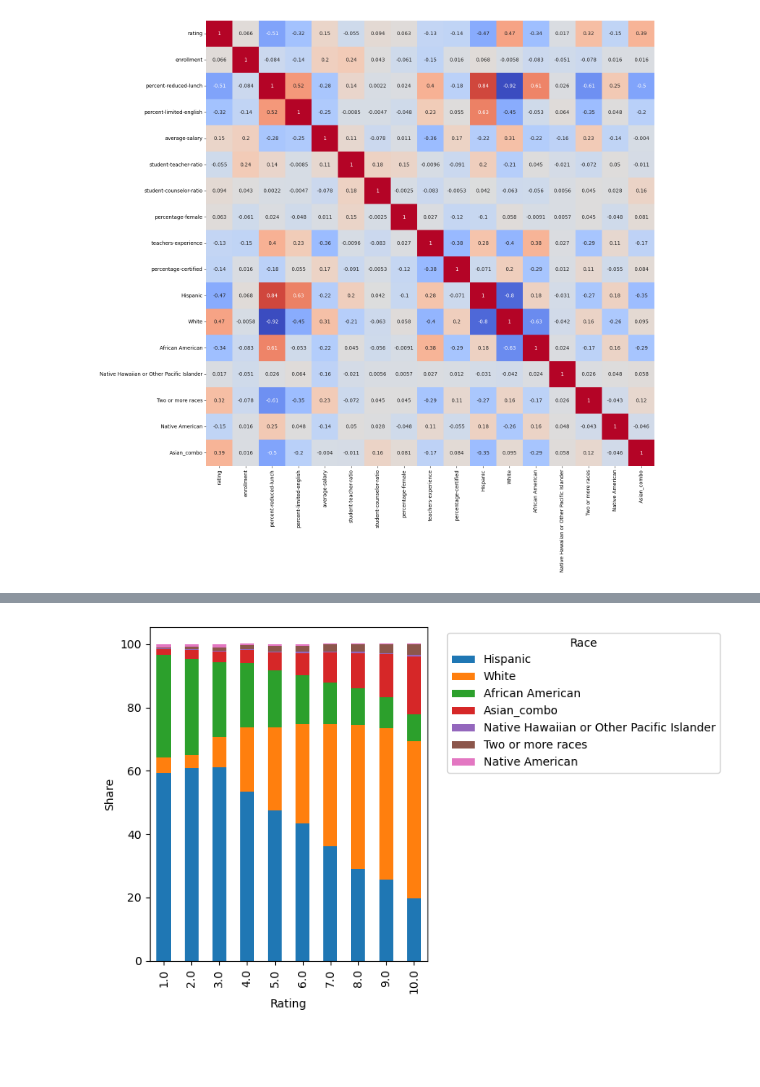
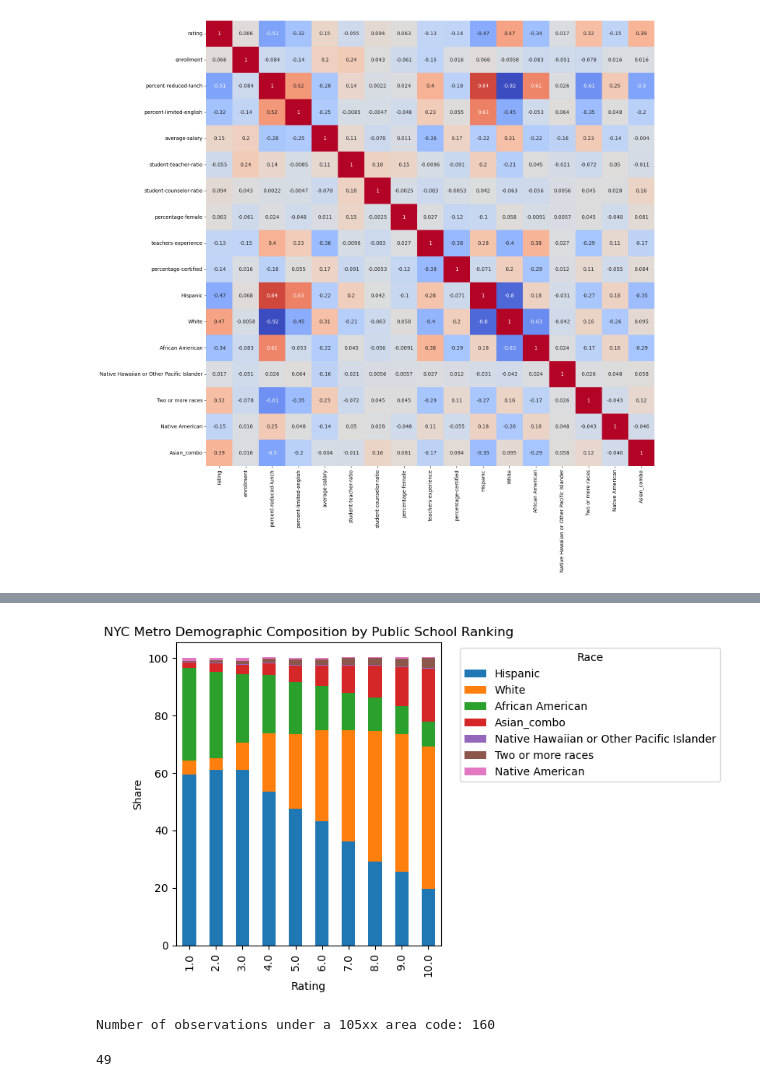
Before and after one commit to LittleBiggler/GreatSchools, a Jupyter notebook: GreatSchools-2025.ipynb, the cells around one changed output, grey strips where cells are left out. Cells and saved outputs as stored; diff of their text form; code cells hidden in the pictures; blank space fills up the shorter version.

```diff
--- a/GreatSchools-2025.ipynb
+++ b/GreatSchools-2025.ipynb
@@ -219,3 +225,7 @@ sns.heatmap(corr, annot=True, cbar=False, cmap='coolwarm')
 plt.show()
 # %% [output]
 [figure]
+# %%
+# drop data with no rating
+
+df_rating = df.dropna(subset='rating').copy()
@@ -222,23 +262,35 @@ plt.show()
 # %%
 # stacked bar chart
 
-df_rating = df.dropna(subset='rating')
+
 
 demog_race = ['Hispanic', 'White','African American', 'Asian_combo',
               'Native Hawaiian or Other Pacific Islander', 'Two or more races',
               'Native American']
 
 plot_df = (
     df_rating
     .groupby('rating')[demog_race]
     .mean()     # or .sum(), depending on meaning
     .sort_index()
 )
 
 ax = plot_df.plot(kind='bar', stacked=True, figsize=(8, 5))
 ax.set_ylabel('Share')
 ax.set_xlabel('Rating')
 ax.legend(title='Race', bbox_to_anchor=(1.05, 1), loc='upper left')
+plt.title("NYC Metro Demographic Composition by Public School Ranking")
 plt.tight_layout()
 # %% [output]
-[figure, old version]
+[figure, new version]
+# %%
+# reducted lunch by demography
+
+mask_105 = df_rating['zip_code'].astype('str').str.startswith('105')
+
+print(f"Number of observations under a 105xx area code: {len(df_rating[mask_105])}")
+
+df_rating.loc[mask_105, 'zip_code'].astype('str').str[-2:].nunique()
+# %% [output]
+Number of observations under a 105xx area code: 160
+49
```
Also changed, not shown: parts of 26 cells of this notebook.
